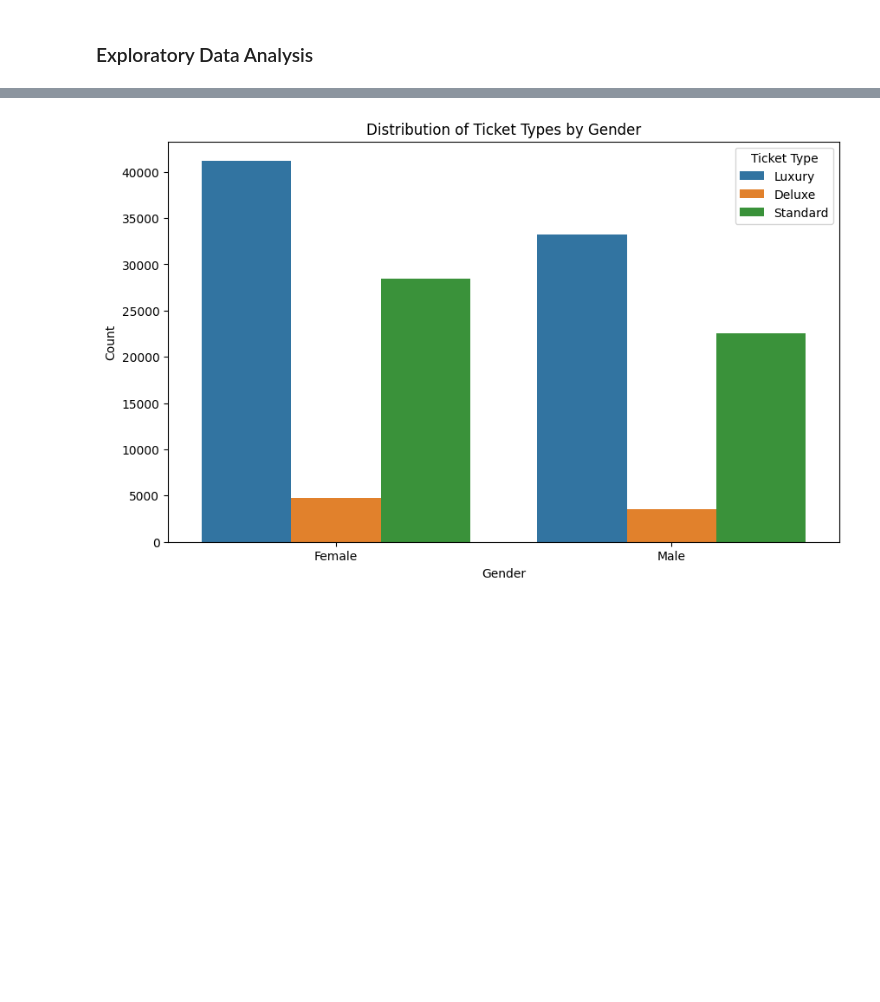
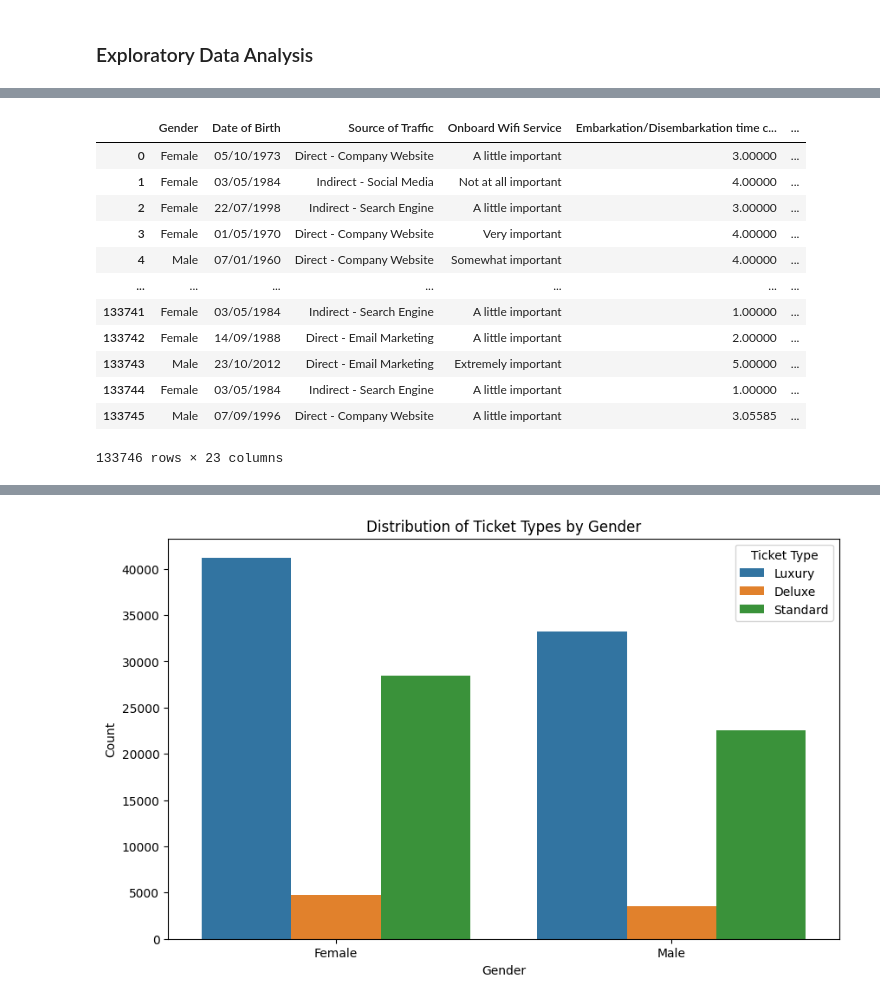
Before and after one commit to usmanjalil1/ShipSail_EDA, a Jupyter notebook: EDA.ipynb, the cells around one changed output, grey strips where cells are left out. Cells and saved outputs as stored; diff of their text form; code cells hidden in the pictures; blank space fills up the shorter version.

```diff
--- a/EDA.ipynb
+++ b/EDA.ipynb
@@ -175,0 +105,16 @@ Name: Cruise Distance, dtype: float64
+# %%
+combined_df
+# %% [output]
+|  | Gender | Date of Birth | Source of Traffic | Onboard Wifi Service | Embarkation/Disembarkation time c... | ... |
+| 0 | Female | 05/10/1973 | Direct - Company Website | A little important | 3.00000 | ... |
+| 1 | Female | 03/05/1984 | Indirect - Social Media | Not at all important | 4.00000 | ... |
+| 2 | Female | 22/07/1998 | Indirect - Search Engine | A little important | 3.00000 | ... |
+| 3 | Female | 01/05/1970 | Direct - Company Website | Very important | 4.00000 | ... |
+| 4 | Male | 07/01/1960 | Direct - Company Website | Somewhat important | 4.00000 | ... |
+| ... | ... | ... | ... | ... | ... | ... |
+| 133741 | Female | 03/05/1984 | Indirect - Search Engine | A little important | 1.00000 | ... |
+| 133742 | Female | 14/09/1988 | Direct - Email Marketing | A little important | 2.00000 | ... |
+| 133743 | Male | 23/10/2012 | Direct - Email Marketing | Extremely important | 5.00000 | ... |
+| 133744 | Female | 03/05/1984 | Indirect - Search Engine | A little important | 1.00000 | ... |
+| 133745 | Male | 07/09/1996 | Direct - Company Website | A little important | 3.05585 | ... |
+133746 rows × 23 columns
```
Also changed, not shown: parts of 15 cells of this notebook.
